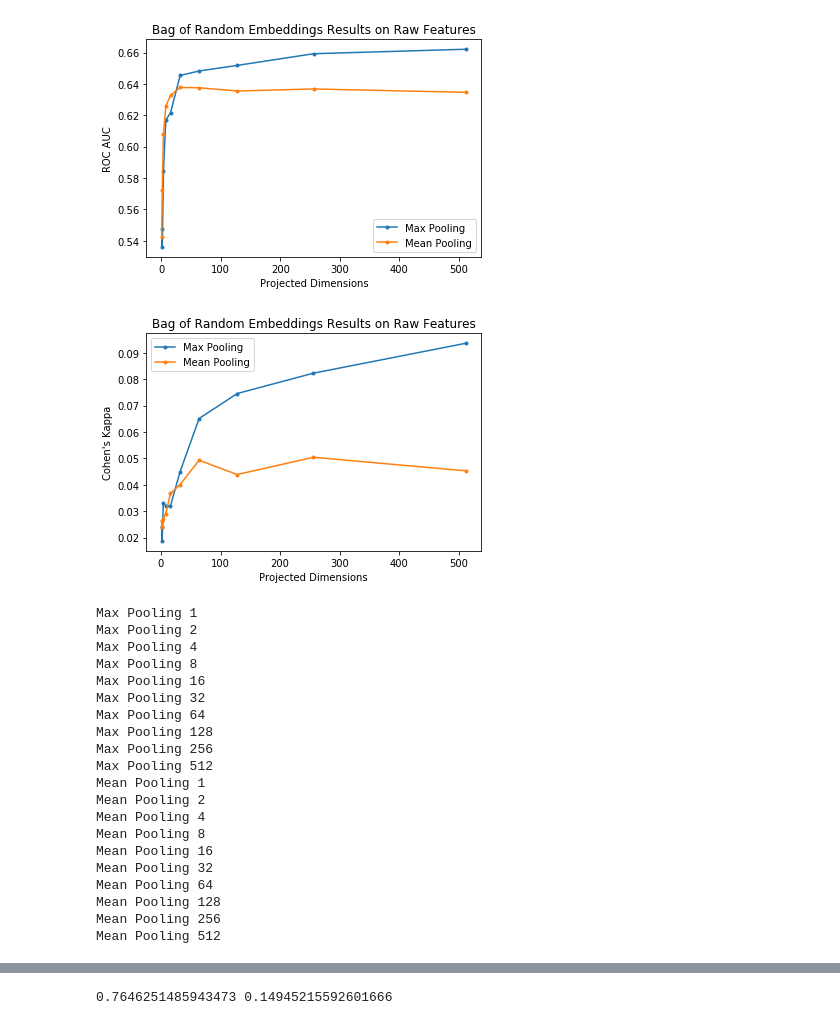
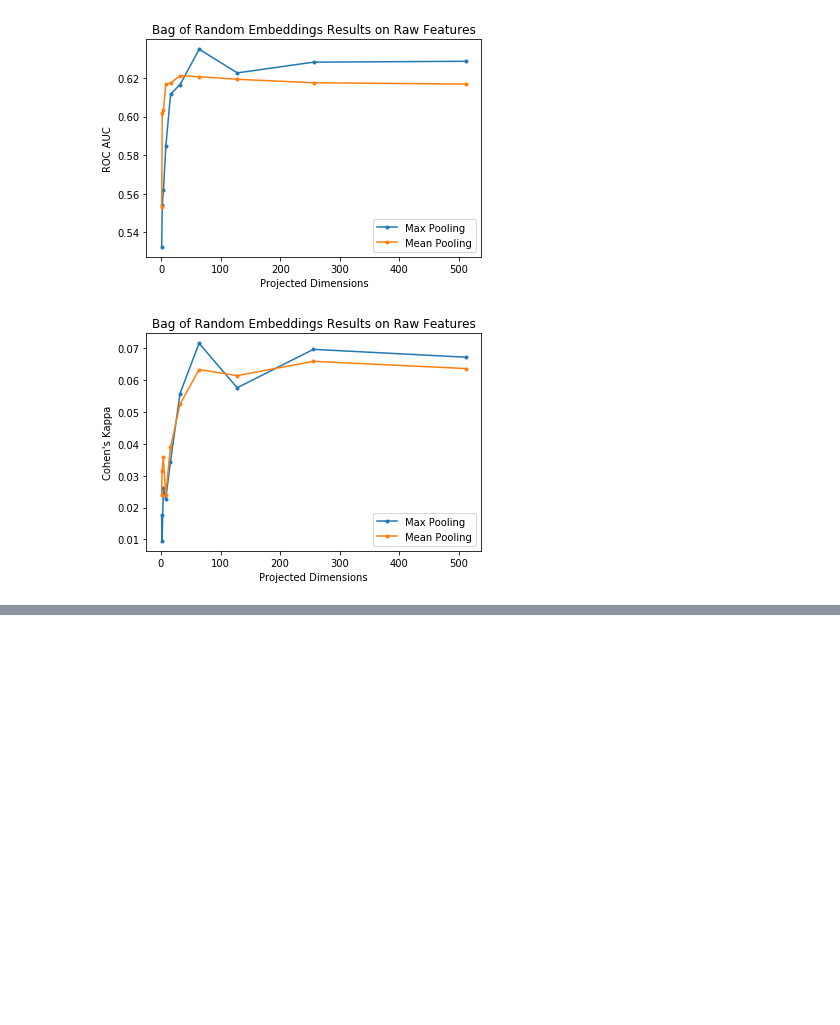
Before and after one commit to LePotatoChef/deep-random-affect-detection, a Jupyter notebook: ethan/clean/random_models.ipynb, the cells around one changed output, grey strips where cells are left out. Cells and saved outputs as stored; diff of their text form; code cells hidden in the pictures; blank space fills up the shorter version.

```diff
--- a/ethan/clean/random_models.ipynb
+++ b/ethan/clean/random_models.ipynb
@@ -22,13 +20,13 @@ Using TensorFlow backend.
 # %%
 # Logistic Regression Function
 
-def lrcv(k, X, y):
-    skf = StratifiedKFold(n_splits=k, shuffle=True)
+def lrcv(k, X, y, g):
+    kf = GroupKFold(n_splits=k)
     mms = MinMaxScaler()
     # Train a logistic regression for each fold
     aucs = []
     kappas = []
-    for train_index, test_index in skf.split(X, y):
+    for train_index, test_index in kf.split(X, y, g):
         X_train, X_test = X[train_index], X[test_index]
         y_train_raw, y_test_raw = y[train_index], y[test_index]
 
@@ -37,20 +35,10 @@ def lrcv(k, X, y):
         y_test = np.zeros((y_test_raw.size, y_test_raw.max()+1))
         y_test[np.arange(y_test_raw.size),y_test_raw] = 1
 
-        #log_reg = Sequential()
-        #log_reg.add(Dense(4, activation='sigmoid', input_shape=(X_train.shape[1],)))
-        #log_reg.compile(optimizer='adam', loss='categorical_crossentropy')
-        #es = [EarlyStopping(monitor='val_loss', patience=5, restore_best_weights=True)]
-        #log_reg.fit(X_train, y_train, epochs=1000, validation_split=0.25, callbacks=es, verbose=False)
-        #y_pred = log_reg.predict(X_test)
-        #aucs.append(evaluationutility.auc(y_test, y_pred))
-        #kappas.append(evaluationutility.cohen_kappa_multiclass(y_test, y_pred))
-
         log_reg = LogisticRegression(max_iter=1000, multi_class='ovr')
         log_reg.fit(X_train, y_train_raw)
         y_pred = log_reg.predict_proba(X_test)
-        for i in range(y_pred.shape[1]):
-            y_pred[:,i] = mms.fit_transform(y_pred[:,i].reshape(-1, 1)).reshape(-1)
+        y_pred = mms.fit_transform(y_pred)
         aucs.append(evaluationutility.auc(y_test, y_pred))
         kappas.append(evaluationutility.cohen_kappa_multiclass(y_test, y_pred))
 
@@ -63,8 +51,10 @@ FOLDS = 5
 MAX_POWER = 9
 
 for source in ['raw', 'expert']:
+    print(source)
     input_data = pk.load(open(f'data/bagged_{source}_input.pkl', 'rb'))
     target_data = pk.load(open(f'data/bagged_{source}_target.pkl', 'rb'))
+    groups = np.array(pk.load(open(f'data/bagged_{source}_sid.pkl', 'rb')))
     pooling = []
     dimention = []
     auc = []
@@ -84,7 +74,7 @@ for source in ['raw', 'expert']:
                     log_input.append(embedded_input)
                 log_input = np.stack(log_input)
                 # Get the average auc and kappa for all affects and folds
-                mean_auc, mean_kappa = lrcv(FOLDS, log_input, np.argmax(target_data, axis=1).astype(int))
+                mean_auc, mean_kappa = lrcv(FOLDS, log_input, np.argmax(target_data, axis=1).astype(int), groups)
                 aucs.append(mean_auc)
                 kappas.append(mean_kappa)
             pooling.append(pooling_name)
@@ -98,7 +88,7 @@ for source in ['raw', 'expert']:
     plt.ylabel('ROC AUC')
     plt.title('Bag of Random Embeddings Results on ' + ('Raw' if source == 'raw' else 'Expert') + ' Features')
     plt.legend()
-    plt.show()
+    plt.savefig(f'gs/borep_{source}_auc.png', dpi=300)
     plt.figure()
     plt.plot(dimention[:MAX_POWER+1], kappa[:MAX_POWER+1], marker='.', label='Max Pooling')
     plt.plot(dimention[MAX_POWER+1:], kappa[MAX_POWER+1:], marker='.', label='Mean Pooling')
@@ -106,7 +96,7 @@ for source in ['raw', 'expert']:
     plt.ylabel('Cohen\'s Kappa')
     plt.title('Bag of Random Embeddings Results on ' + ('Raw' if source == 'raw' else 'Expert') + ' Features')
     plt.legend()
-    plt.show()
+    plt.savefig(f'gs/borep_{source}_kappa.png', dpi=300)
 # %% [output]
 Max Pooling 1
 Max Pooling 2
@@ -127,26 +114,6 @@ Mean Pooling 32
 Mean Pooling 64
 Mean Pooling 128
 Mean Pooling 256
 Mean Pooling 512
-[figure, old version]
+[figure, new version]
-[figure, old version]
+[figure, new version]
-Max Pooling 1
-Max Pooling 2
-Max Pooling 4
-Max Pooling 8
-Max Pooling 16
-Max Pooling 32
-Max Pooling 64
-Max Pooling 128
-Max Pooling 256
-Max Pooling 512
-Mean Pooling 1
-Mean Pooling 2
-Mean Pooling 4
-Mean Pooling 8
-Mean Pooling 16
-Mean Pooling 32
-Mean Pooling 64
-Mean Pooling 128
-Mean Pooling 256
-Mean Pooling 512
@@ -155,7 +122,3 @@ Mean Pooling 512
-# %%
-print(max(auc), kappa[np.argmax(auc)])
-# %% [output]
-0.7646251485943473 0.14945215592601666
 # %%
 # RLSTM
 
```
Also changed, not shown: parts of 5 cells of this notebook, 36 other files.
